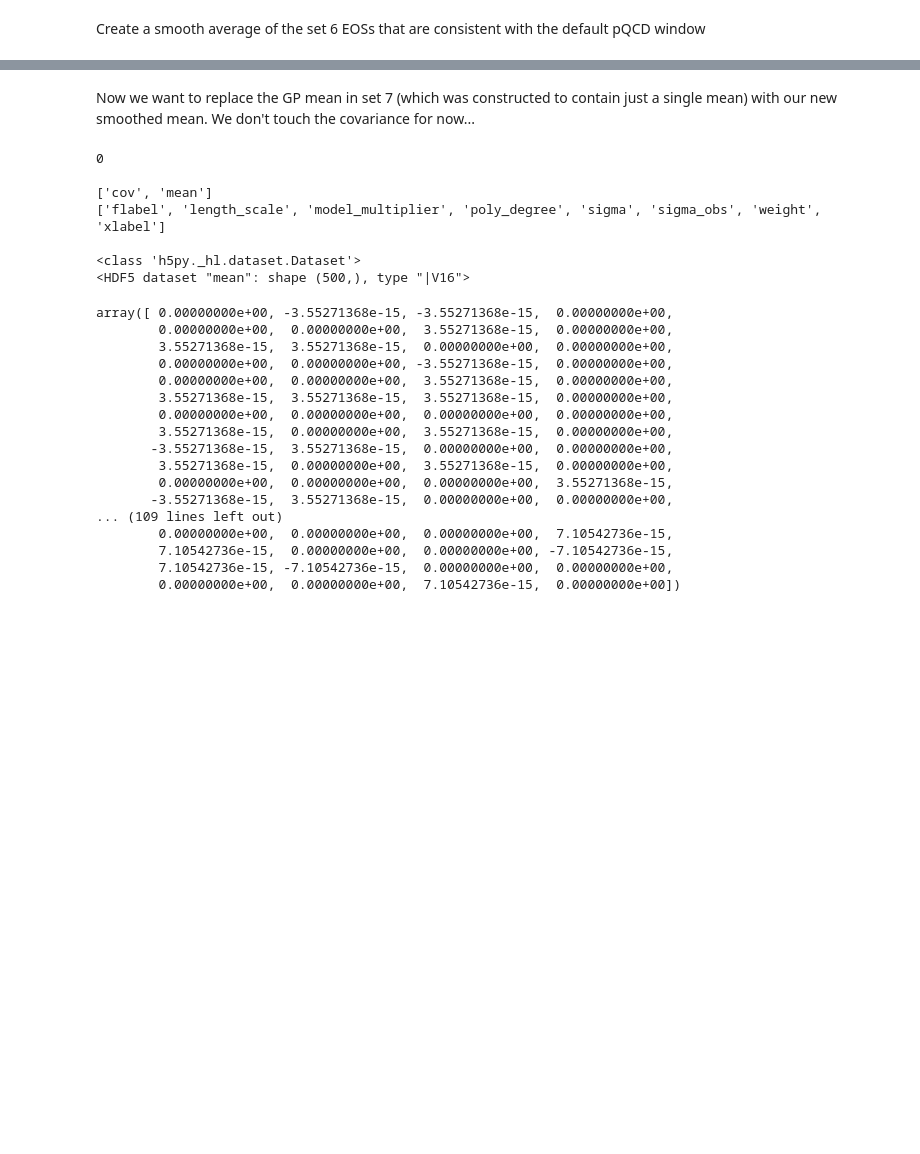
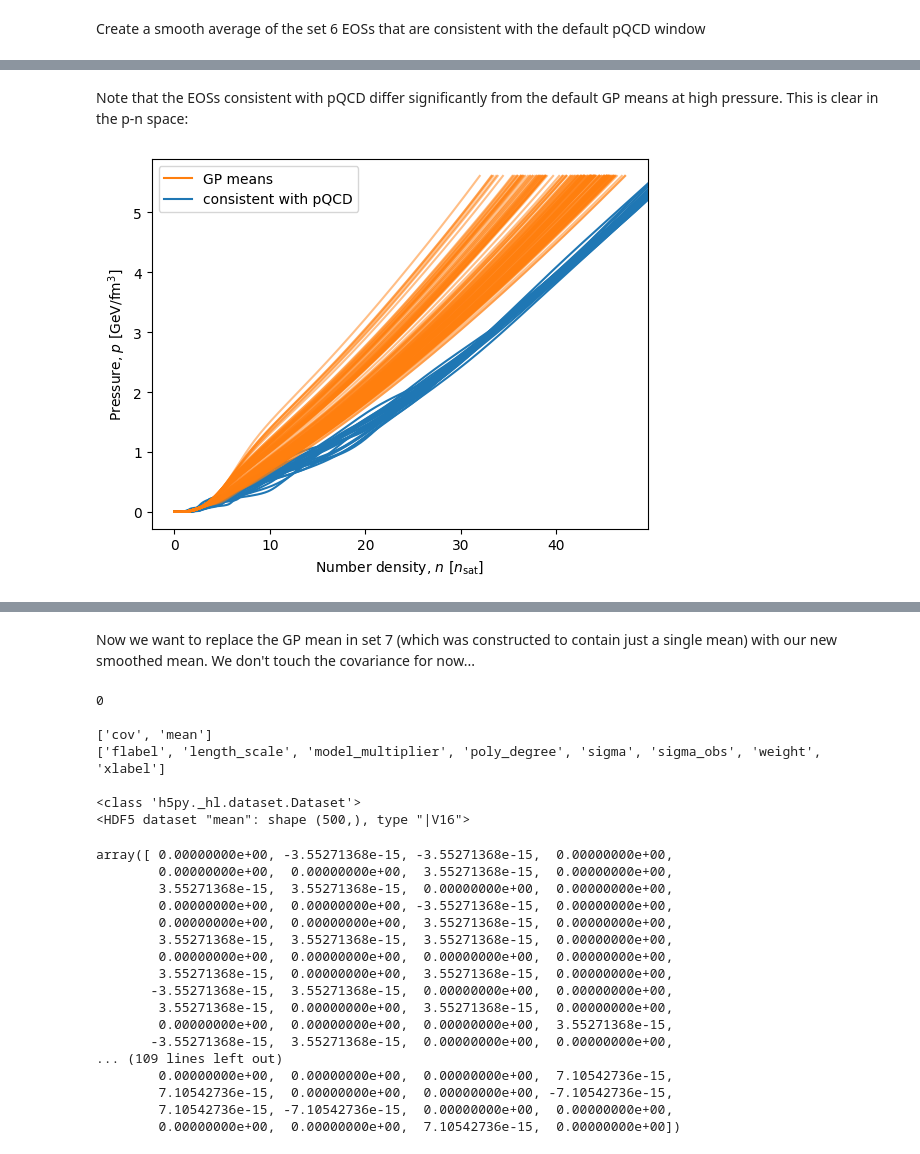
Before and after one commit to eliotfinch/pqcd, a Jupyter notebook: notebooks/modify_gp_mean.ipynb, the cells around one changed output, grey strips where cells are left out. Cells and saved outputs as stored; diff of their text form; code cells hidden in the pictures; blank space fills up the shorter version.

```diff
--- a/notebooks/modify_gp_mean.ipynb
+++ b/notebooks/modify_gp_mean.ipynb
@@ -134,3 +134,81 @@ _ = ax.set_ylabel(r'$\phi$')
+# %% [markdown]
+Note that the EOSs consistent with pQCD differ significantly from the default GP means at high pressure. This is clear in the p-n space:
+# %%
+fig, ax = plt.subplots()
+
+for variety in ['had', 'hyp', 'qrk']:
+    for key in gp_mean_dict[variety].keys():
+
+        log_pressure, phi = gp_mean_dict[variety][key]
+
+        eos, cols = integrate_phi(
+            np.exp(log_pressure),
+            phi,
+            reference_pressurec2=3e11,
+            sigma_logpressurec2=0,
+            stitch_below_reference_pressure=True,
+            include_baryon_density=True,
+            include_cs2c2=True,
+            include_baryon_chemical_potential=False,
+            verbose=False
+        )
+
+        pressure_mean = to_GeV_per_cubic_femtometre(eos[:, cols.index('pressurec2')])
+        energy_density_mean = to_GeV_per_cubic_femtometre(eos[:, cols.index('energy_densityc2')])
+        number_density_mean = to_nucleons_per_cubic_femtometre(eos[:, cols.index('baryon_density')])
+
+        ax.plot(
+            number_density_mean/nsat,
+            pressure_mean,
+            c='C1',
+            zorder=2,
+            alpha=0.5
+            )
+
+xlim = ax.get_xlim()
+ylim = ax.get_ylim()
+
+for log_pressure, phi in zip(consistent_logp_arrays, consistent_phi_arrays):
+
+        eos, cols = integrate_phi(
+            np.exp(log_pressure),
+            phi,
+            reference_pressurec2=3e11,
+            sigma_logpressurec2=0,
+            stitch_below_reference_pressure=True,
+            include_baryon_density=True,
+            include_cs2c2=True,
+            include_baryon_chemical_potential=False,
+            verbose=False
+        )
+
+        pressure = to_GeV_per_cubic_femtometre(eos[:, cols.index('pressurec2')])
+        energy_density = to_GeV_per_cubic_femtometre(eos[:, cols.index('energy_densityc2')])
+        number_density = to_nucleons_per_cubic_femtometre(eos[:, cols.index('baryon_density')])
+
+        ax.plot(
+            number_density/nsat,
+            pressure,
+            c='C0',
+            zorder=1,
+            alpha=1
+            )
+
+ax.set_xlim(xlim)
+ax.set_ylim(ylim)
+
+labels = ['GP means', 'consistent with pQCD']
+handles = [
+    plt.Line2D([0], [0], color='C1'),
+    plt.Line2D([0], [0], color='C0'),
+    ]
+
+ax.legend(handles, labels, loc='upper left')
+
+ax.set_xlabel(r'Number density, $n$ [$n_{\rm sat}$]')
+_ = ax.set_ylabel(r'Pressure, $p$ [GeV/fm$^3$]')
+# %% [output]
+[figure, added]
 # %%
 # The log(p) arrays are all the same
 logp_array = consistent_logp_arrays[0]
```
Also changed, not shown: parts of 9 cells of this notebook.
